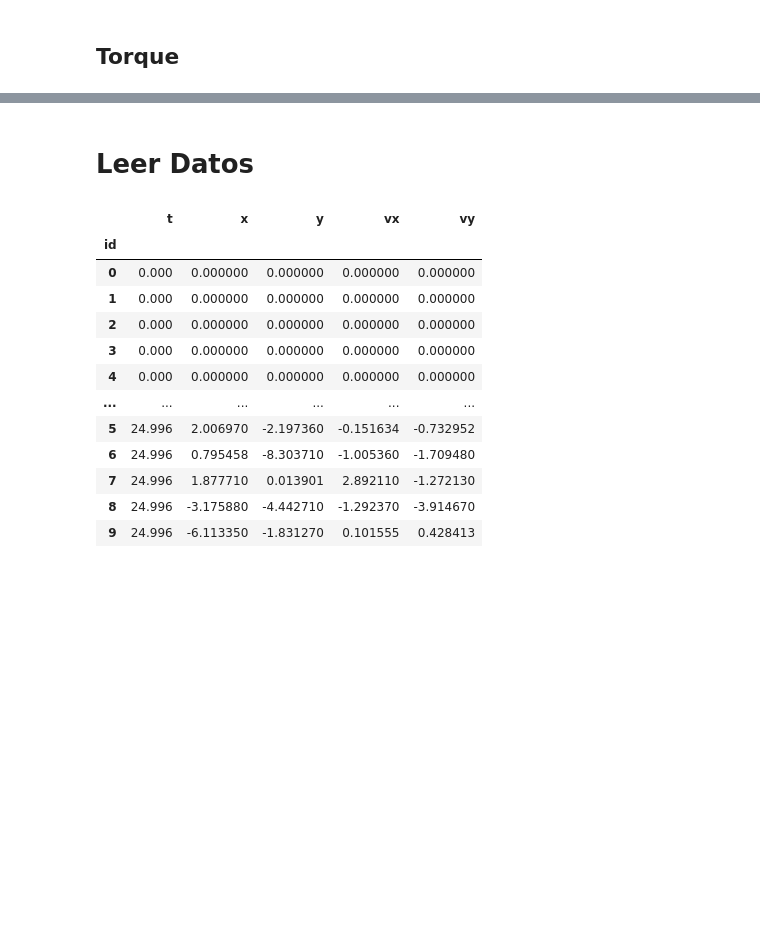
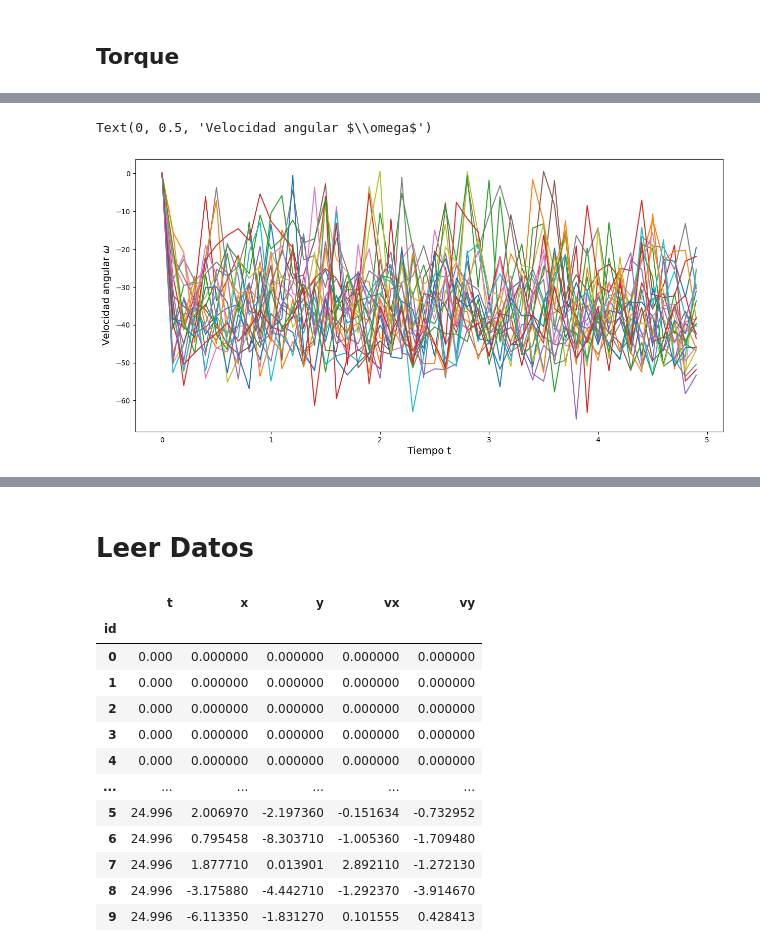
Before and after one commit to anprietoa/Turbulencias, a Jupyter notebook: src/Analisis.ipynb, the cells around one changed output, grey strips where cells are left out. Drawn from its saved outputs; the diff is of its cells as text; code cells hidden in the pictures; blank space fills up the shorter version.

```diff
--- a/src/Analisis.ipynb
+++ b/src/Analisis.ipynb
@@ -26 +26,11 @@ df_old
+# %%
+plt.figure(figsize=(15,7))
+for i in df_old['id'].unique():
+    plt.plot(df_old[(df_old['id']==i) & (df_old["t"] < 5)]['t'].values,df_old[(df_old['id']==i) & (df_old["t"] < 5)]['w'].values)
+
+plt.xlabel('Tiempo t',fontsize=14)
+plt.ylabel('Velocidad angular $\omega$',fontsize=14)
+# %% [output]
+Text(0, 0.5, 'Velocidad angular $\\omega$')
+[figure, added]
 # %%
```
Also changed, not shown: parts of 5 cells of this notebook, 5 other files.
